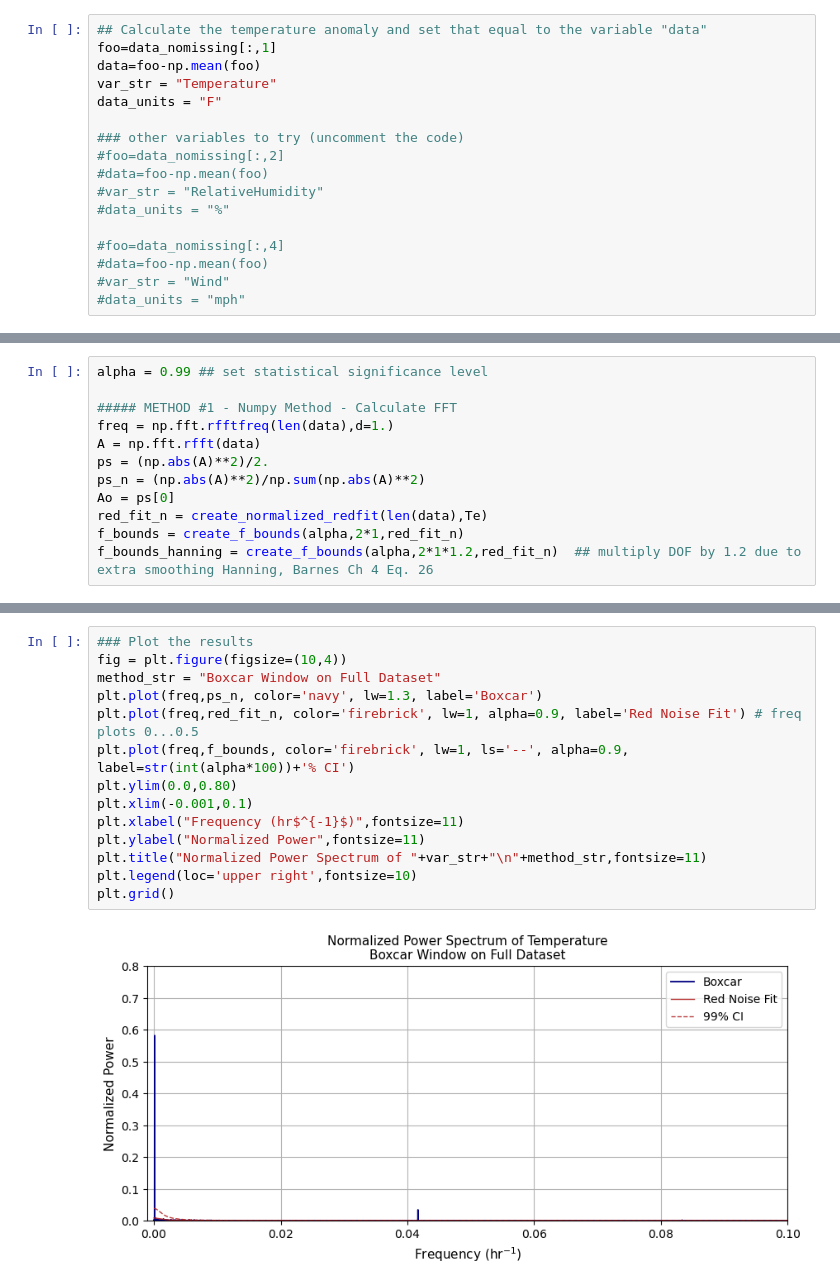
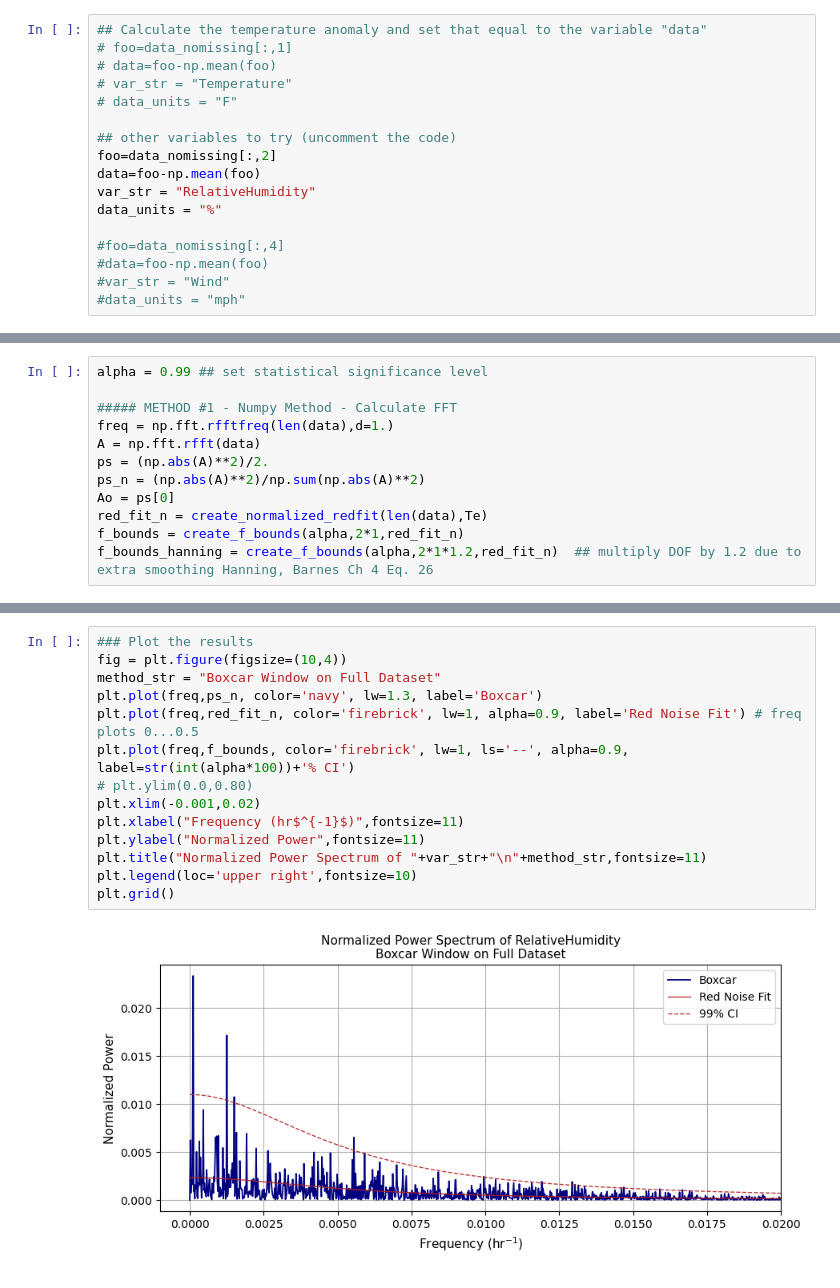
Before and after one commit to brandmt/ATOC5860_Spring2023, a Jupyter notebook: ApplicationLabs/Lab4/ATOC5860_applicationlab4_fft_mesa.ipynb, the cells around one changed output, grey strips where cells are left out. Saved outputs shown, nothing was run; the diff lists cells and outputs as text.

```diff
--- a/ApplicationLabs/Lab4/ATOC5860_applicationlab4_fft_mesa.ipynb
+++ b/ApplicationLabs/Lab4/ATOC5860_applicationlab4_fft_mesa.ipynb
@@ -86,16 +86,16 @@ if option_missing=='option1':
 (52560, 7)
 # %%
 ## Calculate the temperature anomaly and set that equal to the variable "data"
-foo=data_nomissing[:,1]
+# foo=data_nomissing[:,1]
+# data=foo-np.mean(foo)
+# var_str = "Temperature"
+# data_units = "F"
+
+## other variables to try (uncomment the code)
+foo=data_nomissing[:,2]
 data=foo-np.mean(foo)
-var_str = "Temperature"
-data_units = "F"
-
-### other variables to try (uncomment the code)
-#foo=data_nomissing[:,2]
-#data=foo-np.mean(foo)
-#var_str = "RelativeHumidity"
-#data_units = "%"
+var_str = "RelativeHumidity"
+data_units = "%"
 
 #foo=data_nomissing[:,4]
 #data=foo-np.mean(foo)
@@ -168,19 +169,19 @@ yearly in frequency: 0.00011
 # %%
 ### Plot the results
 fig = plt.figure(figsize=(10,4))
 method_str = "Boxcar Window on Full Dataset"
 plt.plot(freq,ps_n, color='navy', lw=1.3, label='Boxcar')
 plt.plot(freq,red_fit_n, color='firebrick', lw=1, alpha=0.9, label='Red Noise Fit') # freq plots 0...0.5
 plt.plot(freq,f_bounds, color='firebrick', lw=1, ls='--', alpha=0.9, label=str(int(alpha*100))+'% CI')
-plt.ylim(0.0,0.80)
-plt.xlim(-0.001,0.1)
+# plt.ylim(0.0,0.80)
+plt.xlim(-0.001,0.02)
 plt.xlabel("Frequency (hr$^{-1}$)",fontsize=11)
 plt.ylabel("Normalized Power",fontsize=11)
 plt.title("Normalized Power Spectrum of "+var_str+"\n"+method_str,fontsize=11)
 plt.legend(loc='upper right',fontsize=10)
 plt.grid()
 # %% [output]
-[figure, old version]
+[figure, new version]
 # %%
 ### Plot the results -- zoom in to get a better look at the three large peaks
 fig = plt.figure(figsize=(10,8))
```
Also changed, not shown: parts of 9 cells of this notebook.
